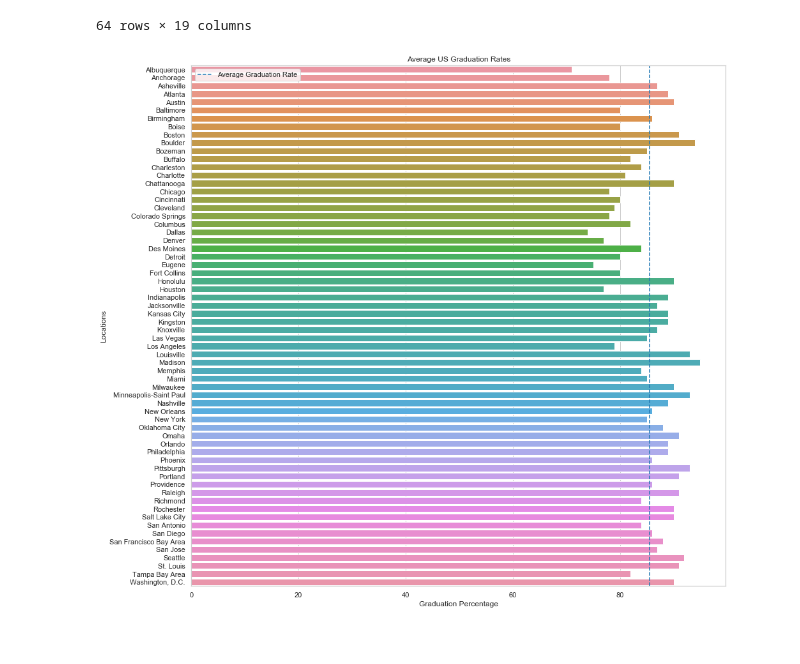
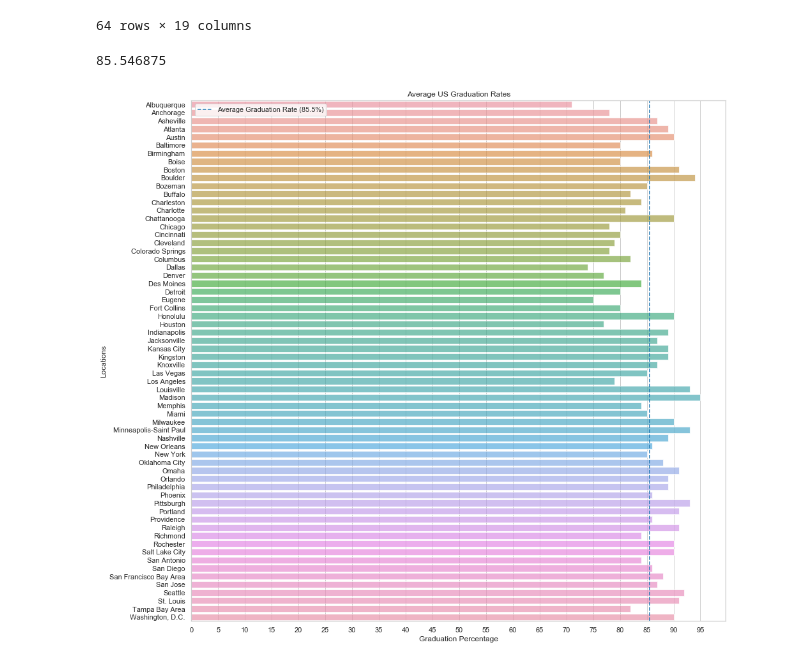
Before and after one commit to Seb-Bas/mod_three_project, a Jupyter notebook: usLivingCostEducation.ipynb, the cells around one changed output. Cells and saved outputs as stored; diff of their text form; code cells hidden in the pictures.

```diff
--- a/usLivingCostEducation.ipynb
+++ b/usLivingCostEducation.ipynb
@@ -221,12 +221,17 @@ us_data
 | Tampa Bay Area | 5.6960 | 5.253 | 6.3470 | 3.778 | 2.9055 | 1.40075 | 8.671000 | ... |
 | Washington, D.C. | 1.2105 | 3.595 | 8.7740 | 8.056 | 4.5050 | 4.45700 | 8.671000 | ... |
 64 rows × 19 columns
+# %%
+us_data['Graduation Percentage'].mean()
+# %% [output]
+85.546875
 # %%
 sns.set_style("whitegrid")
 plt.figure(figsize=(15,15))
-sns.barplot(us_data['Graduation Percentage'], us_data['Locations'], hue_order='descending')
-plt.axvline(us_data['Graduation Percentage'].mean(), linestyle='--', label='Average Graduation Rate')
+sns.barplot(us_data['Graduation Percentage'], us_data['Locations'], hue_order='descending', alpha=.7)
+plt.axvline(us_data['Graduation Percentage'].mean(), linestyle='--', label='Average Graduation Rate (85.5%)')
 plt.title('Average US Graduation Rates')
+plt.xticks(np.arange(0, 100, 5))
 plt.legend(loc='upper left');
 # %% [output]
-[figure, old version]
+[figure, new version]
```
